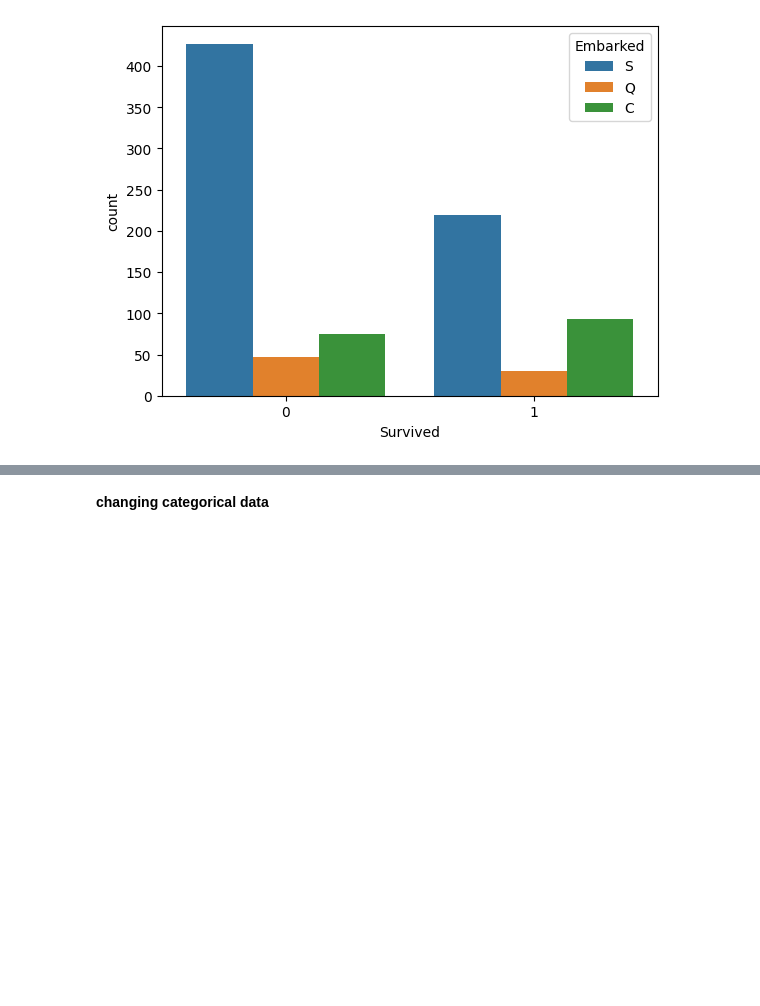
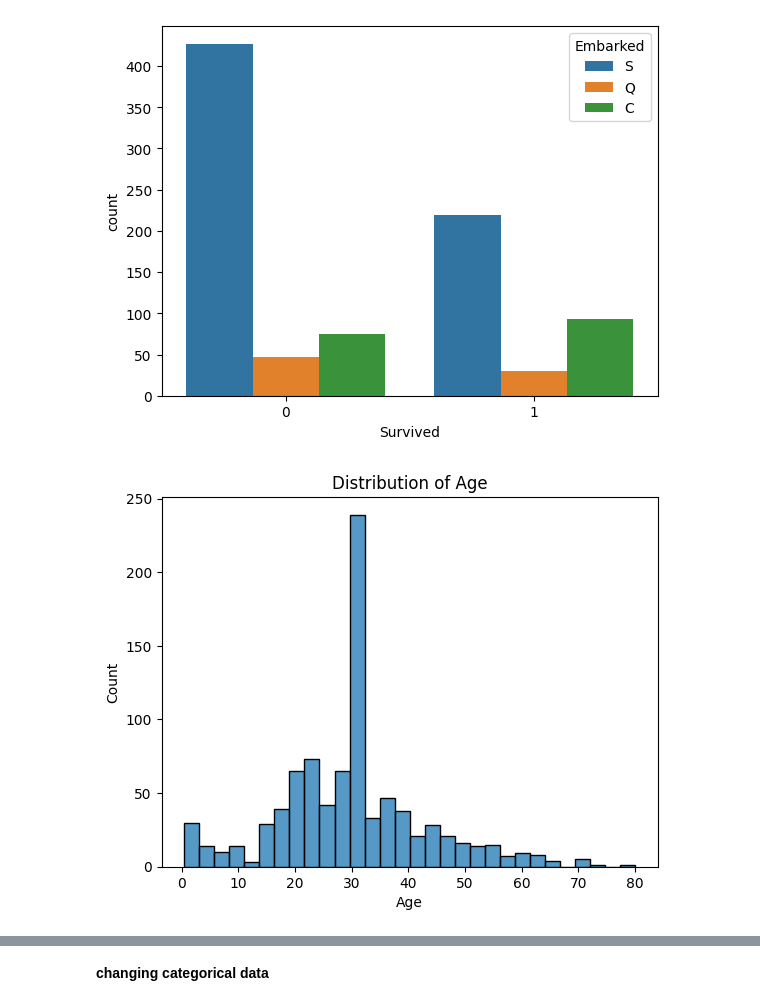
Before and after one commit to Rajaponpriya/CODSOFT, a Jupyter notebook: Titanic_Data_Science.ipynb, the cells around one changed output, grey strips where cells are left out. Saved outputs shown, nothing was run; the diff lists cells and outputs as text; code cells hidden in the pictures; blank space fills up the shorter version.

```diff
--- a/Titanic_Data_Science.ipynb
+++ b/Titanic_Data_Science.ipynb
@@ -14,7 +19,7 @@ from sklearn.metrics import accuracy_score, classification_report, confusion_mat
 # %% [markdown]
 **Loading data**
 # %%
-data = pa.read_csv('Titanic-Dataset.csv')
+data = pa.read_csv('/content/drive/MyDrive/Titanic-Dataset.csv')
 data
 # %% [output]
 |  | PassengerId | Survived | Pclass | Name | Sex | Age | SibSp | Parch | Ticket | Fare | ... |
@@ -122,3 +133,9 @@ sns.countplot(x='Survived', hue='Embarked', data=data)
 plt.show()
 # %% [output]
 [figure]
+# %%
+sns.histplot(data['Age'].dropna(), kde=False, bins=30)
+plt.title('Distribution of Age')
+plt.show()
+# %% [output]
+[figure, added]
```
Also changed, not shown: parts of 7 cells of this notebook.
